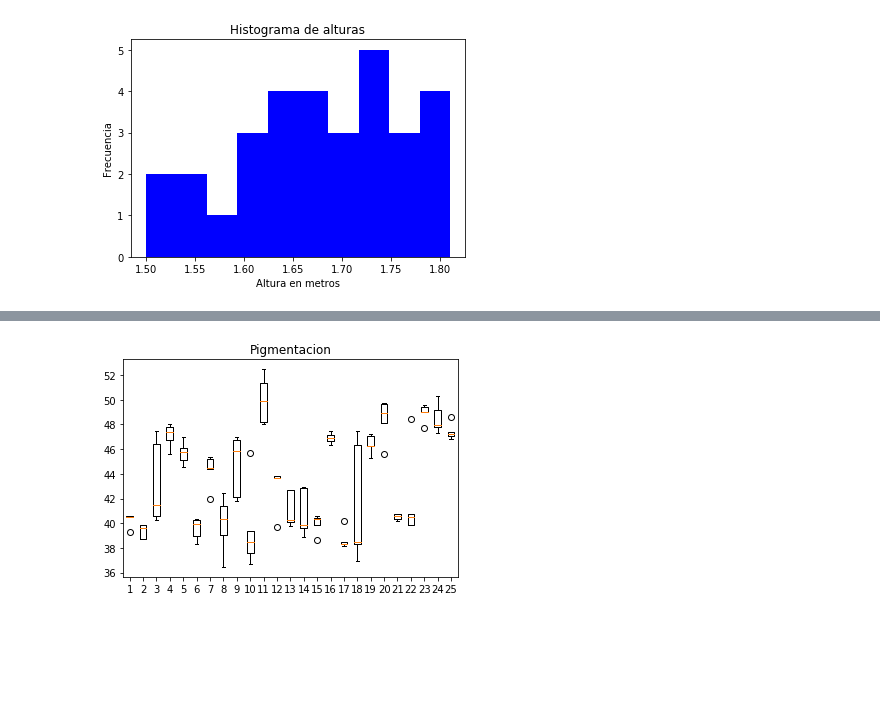
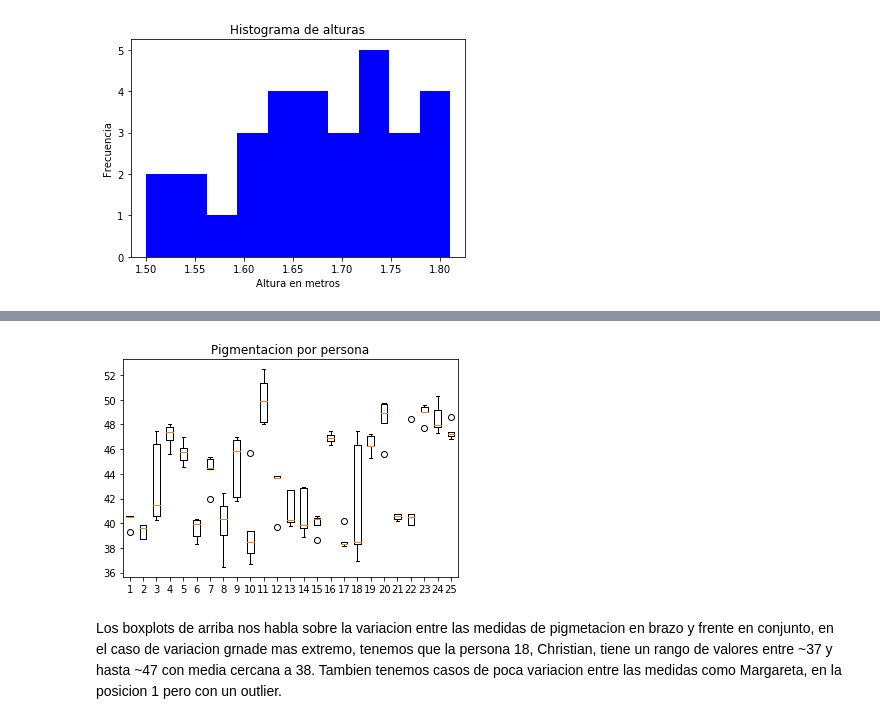
Before and after one commit to mpadilla905/db1stclass, a Jupyter notebook: Genetica_graphics.ipynb, the cells around one changed output, grey strips where cells are left out. Cells and saved outputs as stored; diff of their text form; code cells hidden in the pictures; blank space fills up the shorter version.

```diff
--- a/Genetica_graphics.ipynb
+++ b/Genetica_graphics.ipynb
@@ -144,8 +159,10 @@ for i in brfr:
 # %%
+# boxplots de medidas de pigmentacion para cada persona
 fig, ax = plt.subplots()
-ax.set_title('Pigmentacion')
+ax.set_title('Pigmentacion por persona')
 ax.boxplot(datospigm)
-
 plt.show()
 # %% [output]
-[figure, old version]
+[figure, new version]
+# %% [markdown]
+Los boxplots de arriba nos habla sobre la variacion entre las medidas de pigmetacion en brazo y frente en conjunto, en el caso de variacion grnade mas extremo, tenemos que la persona 18, Christian, tiene un rango de valores entre ~37 y hasta ~47 con media cercana a 38. Tambien tenemos casos de poca variacion entre las medidas como Margareta, en la posicion 1 pero con un outlier.
```
Also changed, not shown: parts of 20 cells of this notebook.
